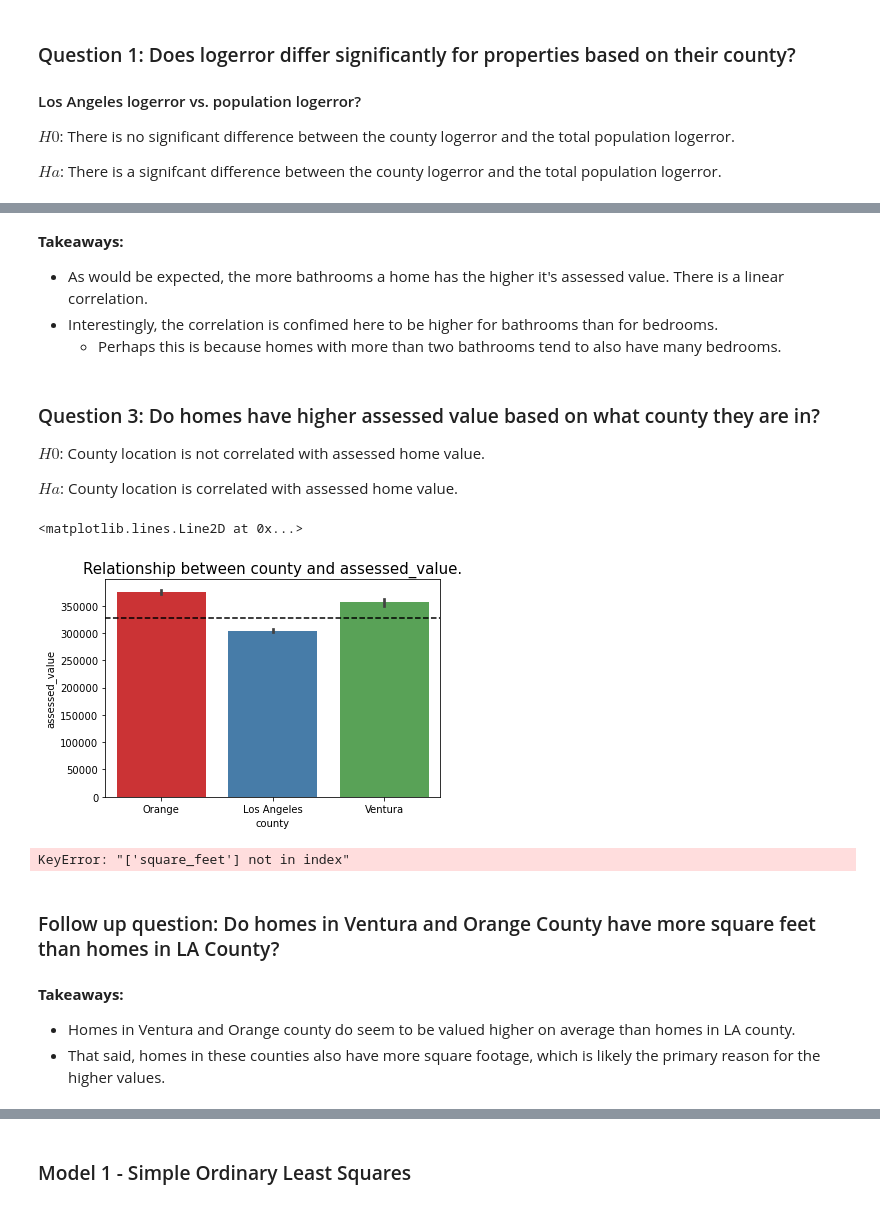
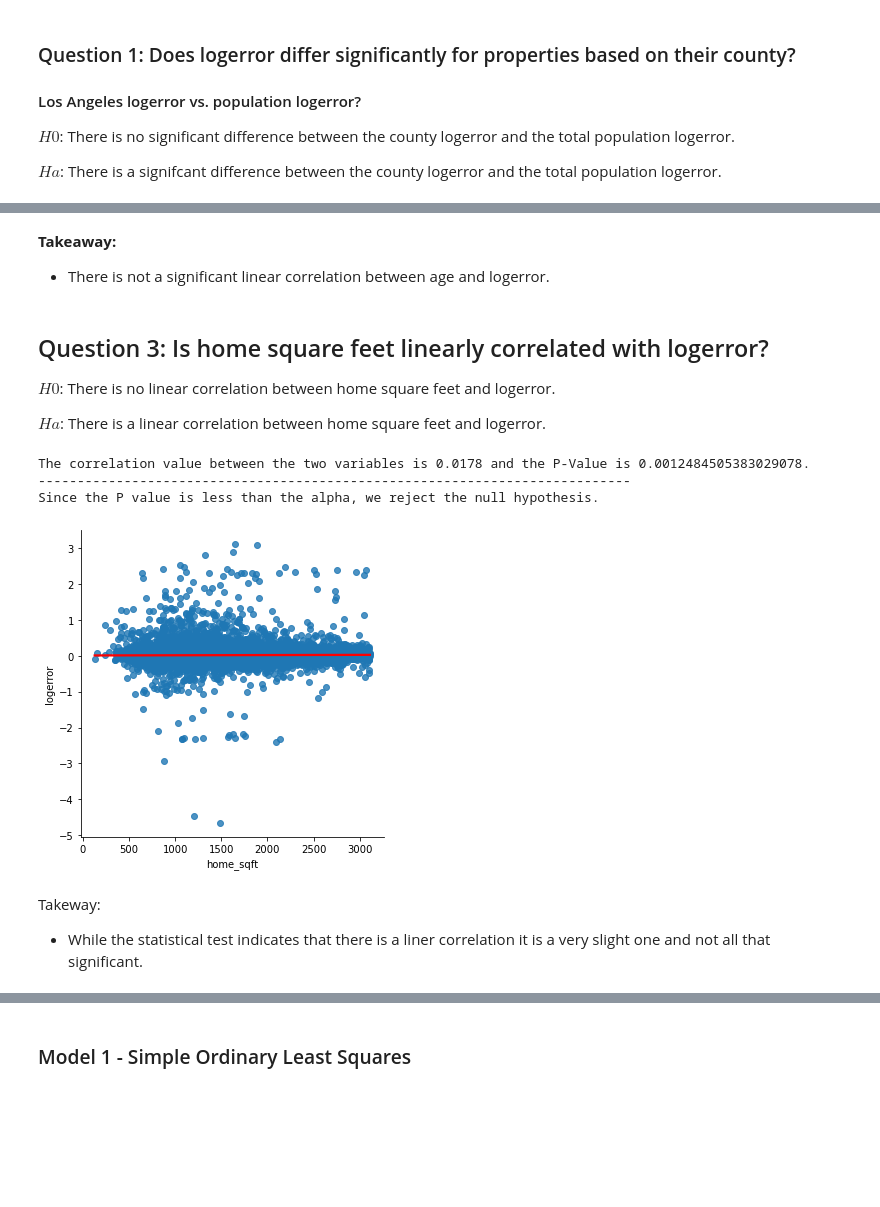
Before and after one commit to kristofer-rivera/zillow-clustering-project, a Jupyter notebook: final_report.ipynb, the cells around one changed output, grey strips where cells are left out. Cells and saved outputs as stored; diff of their text form; code cells hidden in the pictures; blank space fills up the shorter version.

```diff
--- a/final_report.ipynb
+++ b/final_report.ipynb
@@ -226,24 +228,20 @@ ex.plot_distribution(train, 'bathrooms')
-# %% [markdown]
-**Takeaways:**
-- As would be expected, the more bathrooms a home has the higher it's assessed value. There is a linear correlation.
-- Interestingly, the correlation is confimed here to be higher for bathrooms than for bedrooms.
-    - Perhaps this is because homes with more than two bathrooms tend to also have many bedrooms.
+# %% [markdown]
+**Takeaway:**
+- There is not a significant linear correlation between age and logerror.
 # %% [markdown]
-### Question 3: Do homes have higher assessed value based on what county they are in?
+## Question 3: Is home square feet linearly correlated with logerror?
 
-$H0$: County location is not correlated with assessed home value.
+$H0$: There is no linear correlation between home square feet and logerror.
 
-$Ha$: County location is correlated with assessed home value.
+$Ha$: There is a linear correlation between home square feet and logerror.
 # %%
-ex.plot_bar(train, 'county', 'assessed_value')
+ex.pearsonr(df.home_sqft, df.logerror)
 # %% [output]
-<matplotlib.lines.Line2D at 0x...>
+The correlation value between the two variables is 0.0178 and the P-Value is 0.0012484505383029078.
+----------------------------------------------------------------------------
+Since the P value is less than the alpha, we reject the null hypothesis.
-[figure, removed]
 # %%
-sns.lmplot(x = 'square_feet', y= 'assessed_value', hue='county', data=train, size = 8, palette = 'Set1')
-plt.title('Ventura and Orange county homes are valued higher than LA county homes...', fontsize= 20)
+sns.lmplot(data = df, x='home_sqft', y='logerror', line_kws={'color':'red'})
 plt.show()
 # %% [output]
-KeyError: "['square_feet'] not in index"
+[figure, added]
-# %% [markdown]
-### Follow up question: Do homes in Ventura and Orange County have more square feet than homes in LA County?
@@ -252,5 +248,5 @@ ex.plot_bar(train, 'county', 'square_feet')
-# %% [markdown]
-**Takeaways:**
-- Homes in Ventura and Orange county do seem to be valued higher on average than homes in LA county.
-- That said, homes in these counties also have more square footage, which is likely the primary reason for the higher values.
+# %% [markdown]
+Takeway:
+
+- While the statistical test indicates that there is a liner correlation it is a very slight one and not all that significant.
 # %% [markdown]
```
Also changed, not shown: parts of 68 cells of this notebook.
